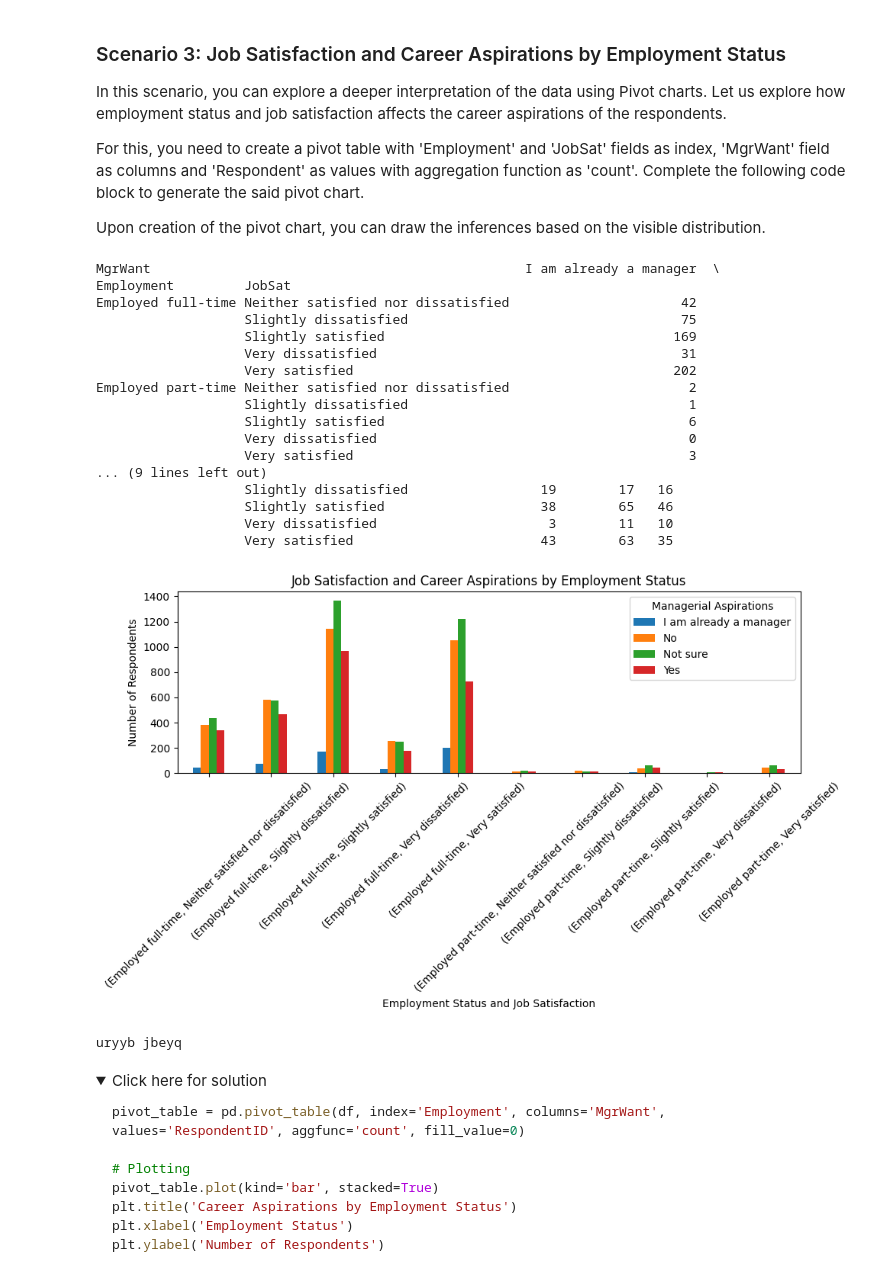
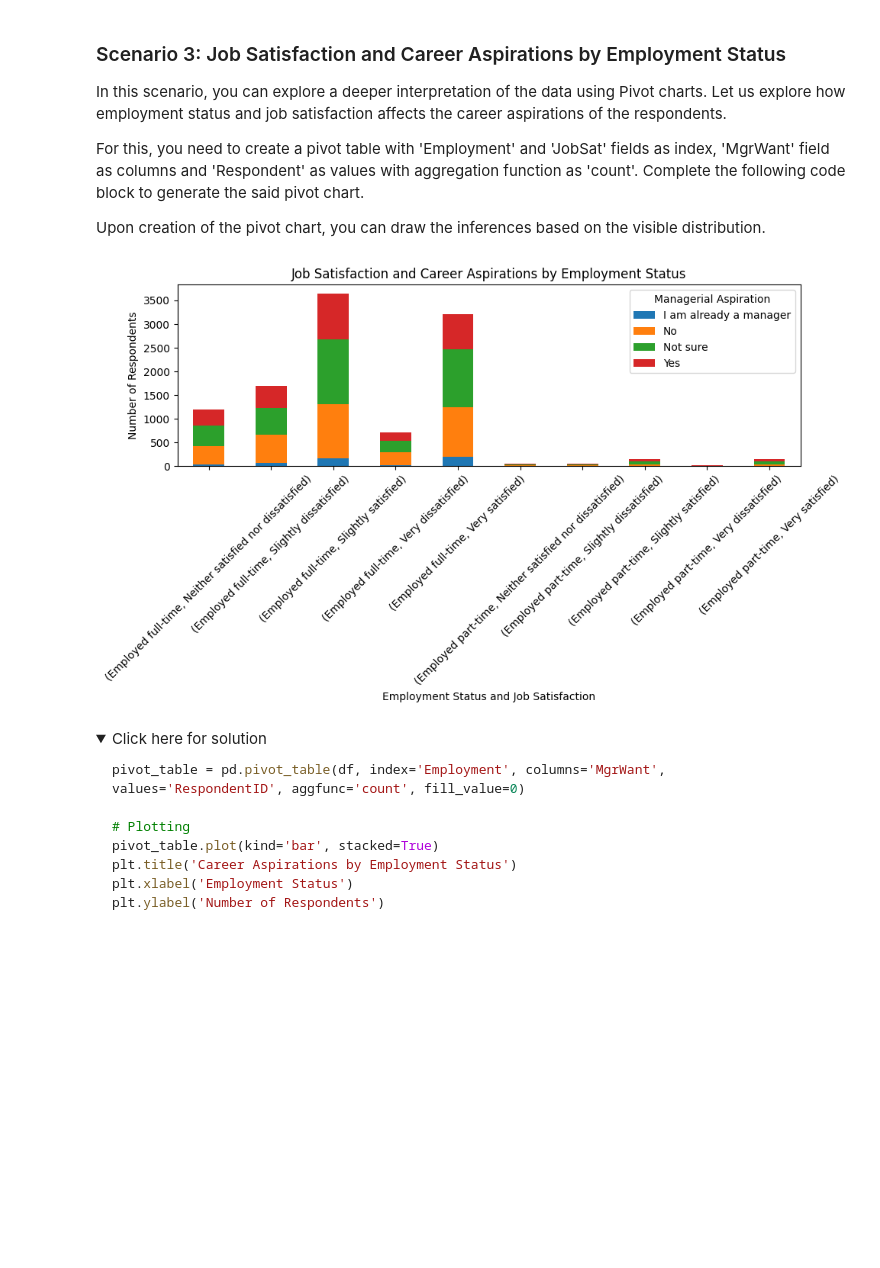
Before and after one commit to black26666/Data-Visualization-Projects, a Jupyter notebook: pivot_charts_v1.ipynb, the cells around one changed output. Saved outputs shown, nothing was run; the diff lists cells and outputs as text; code cells hidden in the pictures; folded sections open; blank space fills up the shorter version.

```diff
--- a/pivot_charts_v1.ipynb
+++ b/pivot_charts_v1.ipynb
@@ -149,37 +149,18 @@ For this, you need to create a pivot table with 'Employment' and 'JobSat' fields
 Upon creation of the pivot chart, you can draw the inferences based on the visible distribution.
 # %%
 pivot_table = pd.pivot_table(df, index=['Employment','JobSat'], columns='MgrWant', values='Respondent', aggfunc='count', fill_value=0)
-print(pivot_table)
+
 # Plotting
-pivot_table.plot(kind='bar', figsize=(10,6))
+pivot_table.plot(kind='bar', stacked=True, figsize=(10, 6))
 plt.title('Job Satisfaction and Career Aspirations by Employment Status')
 plt.xlabel('Employment Status and Job Satisfaction')
 plt.ylabel('Number of Respondents')
 plt.xticks(rotation=45)
-plt.legend(title='Managerial Aspirations')
+plt.legend(title='Managerial Aspiration')
 plt.tight_layout()
 plt.show()
-print("uryyb jbeyq")
 # %% [output]
-MgrWant                                                I am already a manager  \
-Employment         JobSat
-Employed full-time Neither satisfied nor dissatisfied                      42
-                   Slightly dissatisfied                                   75
-                   Slightly satisfied                                     169
-                   Very dissatisfied                                       31
-                   Very satisfied                                         202
-Employed part-time Neither satisfied nor dissatisfied                       2
-                   Slightly dissatisfied                                    1
-                   Slightly satisfied                                       6
-                   Very dissatisfied                                        0
-                   Very satisfied                                           3
-... (9 lines left out)
-                   Slightly dissatisfied                 19        17   16
-                   Slightly satisfied                    38        65   46
-                   Very dissatisfied                      3        11   10
-                   Very satisfied                        43        63   35
-[figure, old version]
+[figure, new version]
-uryyb jbeyq
 # %% [markdown]
 <details><summary>Click here for solution</summary>
 
```
